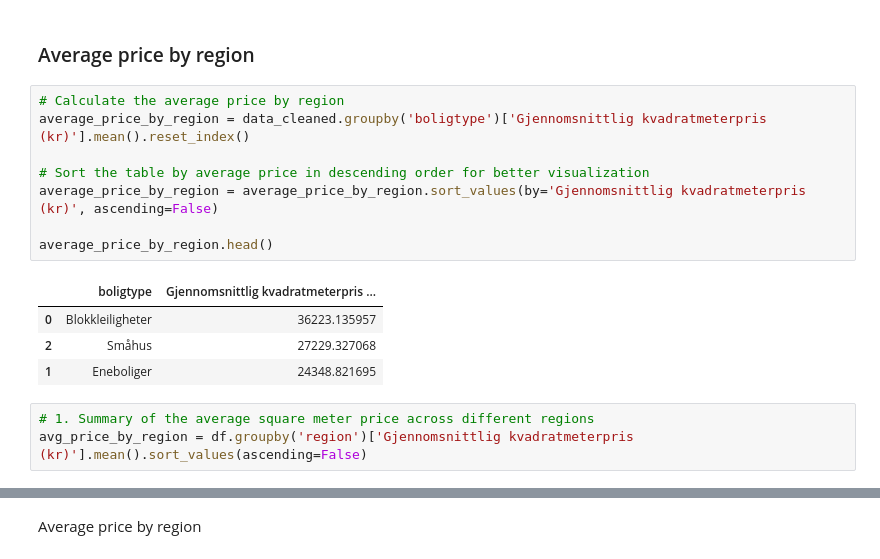
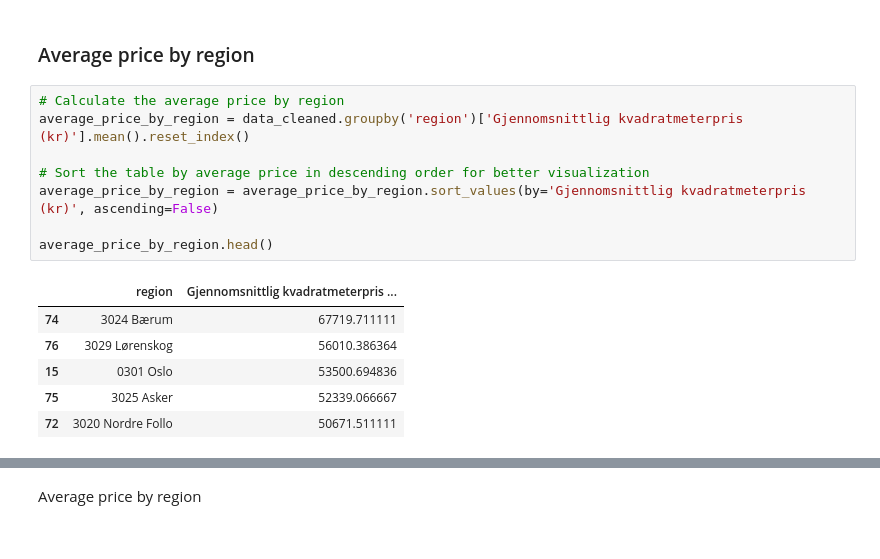
Before and after one commit to S1036942/GRA4157_PROJECT, a Jupyter notebook: kladd123.ipynb, the cells around one changed output, grey strips where cells are left out. Drawn from its saved outputs; the diff is of its cells as text.

```diff
--- a/kladd123.ipynb
+++ b/kladd123.ipynb
@@ -70,17 +78,16 @@ basic_statistics
 ### Average price by region
 # %%
 # Calculate the average price by region
-average_price_by_region = data_cleaned.groupby('boligtype')['Gjennomsnittlig kvadratmeterpris (kr)'].mean().reset_index()
+average_price_by_region = data_cleaned.groupby('region')['Gjennomsnittlig kvadratmeterpris (kr)'].mean().reset_index()
 
 # Sort the table by average price in descending order for better visualization
 average_price_by_region = average_price_by_region.sort_values(by='Gjennomsnittlig kvadratmeterpris (kr)', ascending=False)
 
 average_price_by_region.head()
 # %% [output]
-|  | boligtype | Gjennomsnittlig kvadratmeterpris ... |
-| 0 | Blokkleiligheter | 36223.135957 |
-| 2 | Småhus | 27229.327068 |
-| 1 | Eneboliger | 24348.821695 |
+|  | region | Gjennomsnittlig kvadratmeterpris ... |
+| 74 | 3024 Bærum | 67719.711111 |
+| 76 | 3029 Lørenskog | 56010.386364 |
+| 15 | 0301 Oslo | 53500.694836 |
+| 75 | 3025 Asker | 52339.066667 |
+| 72 | 3020 Nordre Follo | 50671.511111 |
-# %%
-# 1. Summary of the average square meter price across different regions
-avg_price_by_region = df.groupby('region')['Gjennomsnittlig kvadratmeterpris (kr)'].mean().sort_values(ascending=False)
```
Also changed, not shown: parts of 6 cells of this notebook.
